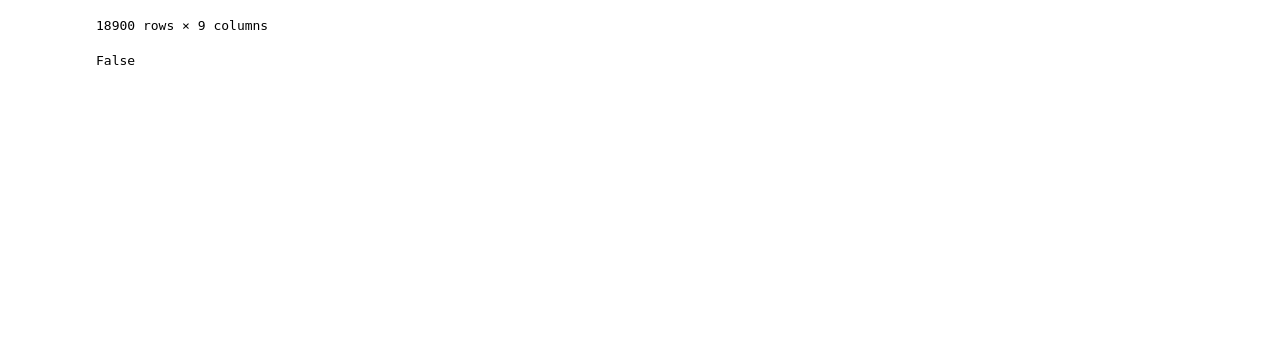
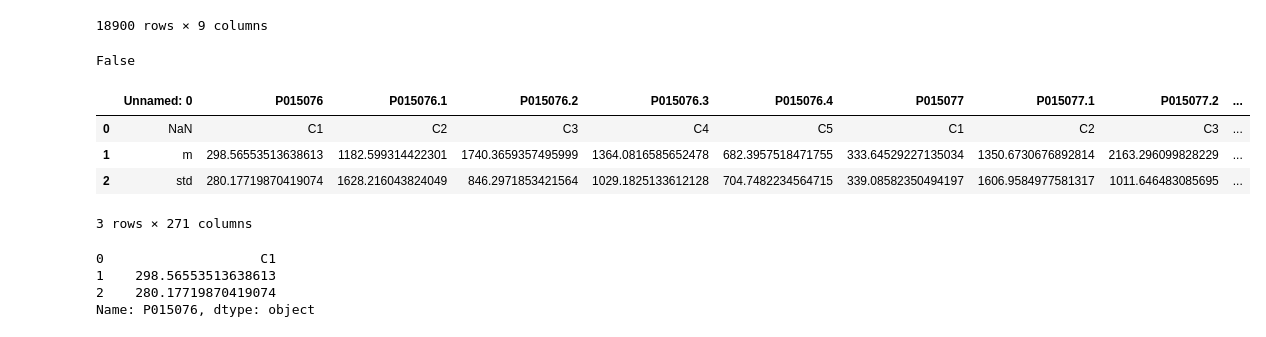
Before and after one commit to sverige16/Tomic-Chem-CP-Prot-MoA, a Jupyter notebook: data_for_models/paths_to_channels_creation/Erik_make_dmso_stats.ipynb, the cells around one changed output. Saved outputs shown, nothing was run; the diff lists cells and outputs as text; code cells hidden in the pictures; blank space fills up the shorter version.

```diff
--- a/data_for_models/paths_to_channels_creation/Erik_make_dmso_stats.ipynb
+++ b/data_for_models/paths_to_channels_creation/Erik_make_dmso_stats.ipynb
@@ -185,0 +188,17 @@ False
+# %%
+df_dmso = pd.read_csv("/home/jovyan/Tomics-CP-Chem-MoA/data_for_models/paths_to_channels_creation/dmso_stats_v1v2.csv")
+# %%
+df_dmso
+# %% [output]
+|  | Unnamed: 0 | P015076 | P015076.1 | P015076.2 | P015076.3 | P015076.4 | P015077 | P015077.1 | P015077.2 | ... |
+| 0 | NaN | C1 | C2 | C3 | C4 | C5 | C1 | C2 | C3 | ... |
+| 1 | m | 298.56553513638613 | 1182.599314422301 | 1740.3659357495999 | 1364.0816585652478 | 682.3957518471755 | 333.64529227135034 | 1350.6730676892814 | 2163.296099828229 | ... |
+| 2 | std | 280.17719870419074 | 1628.216043824049 | 846.2971853421564 | 1029.1825133612128 | 704.7482234564715 | 339.08582350494197 | 1606.9584977581317 | 1011.646483085695 | ... |
+3 rows × 271 columns
+# %%
+df_dmso["P015076"]
+# %% [output]
+0                    C1
+1    298.56553513638613
+2    280.17719870419074
+Name: P015076, dtype: object
```
Also changed, not shown: parts of 1 cell of this notebook, 13 other files.
